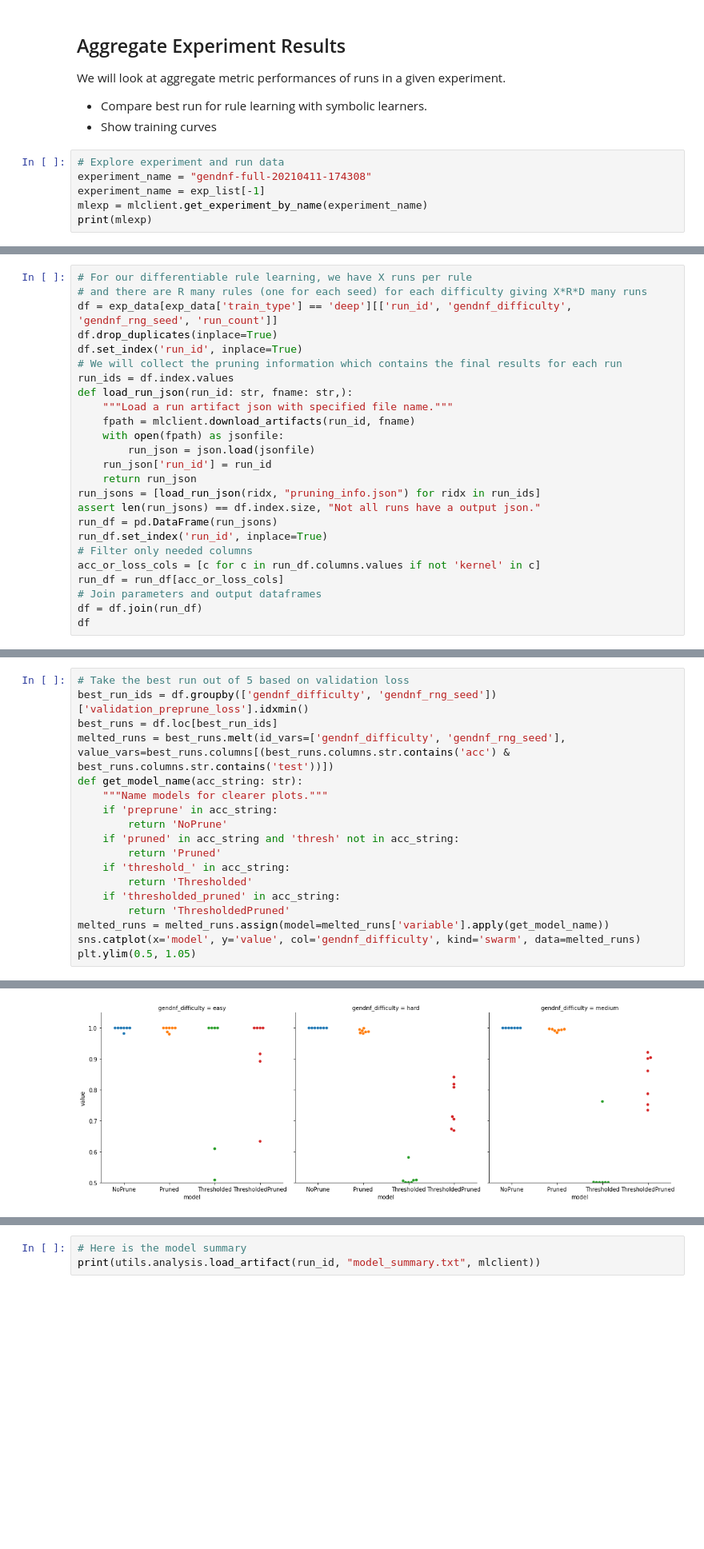
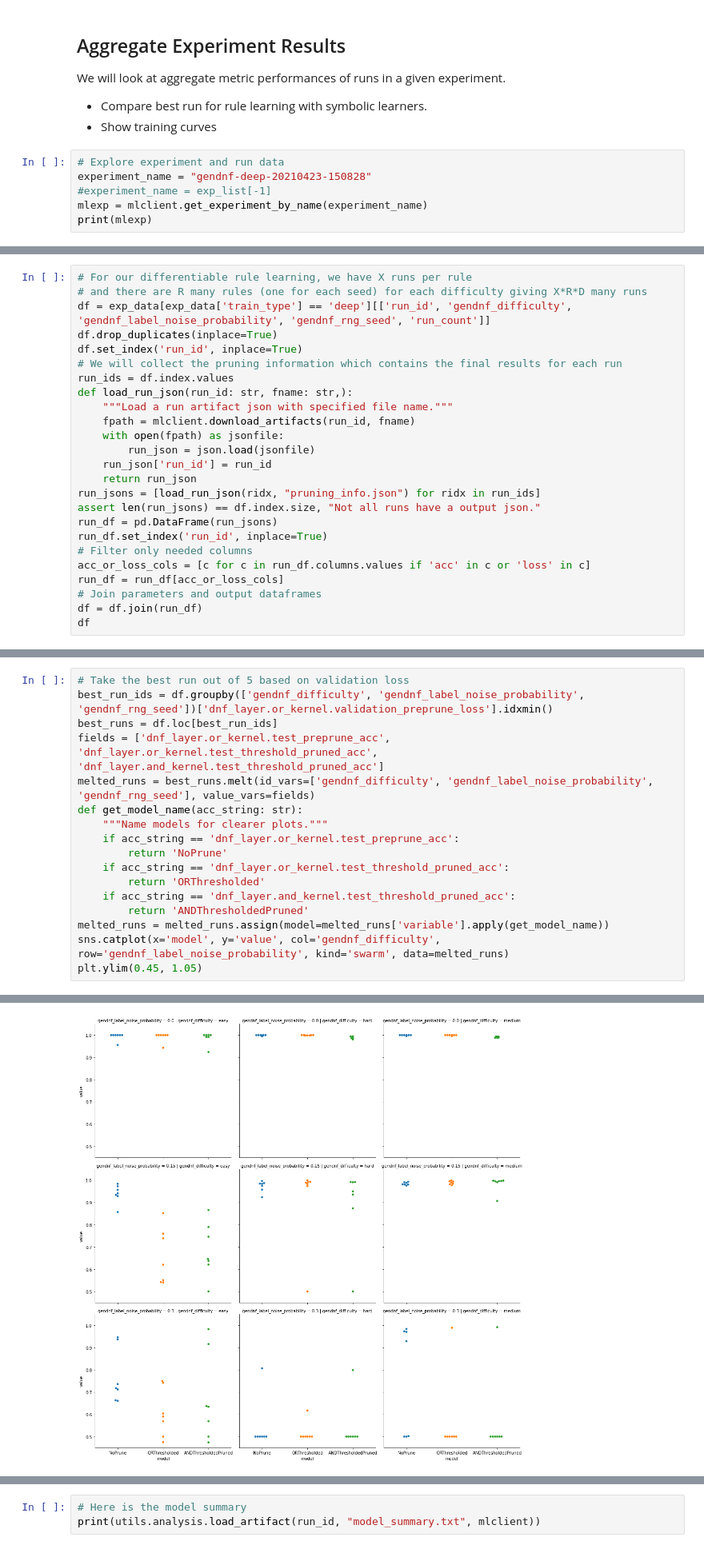
Before and after one commit to nuric/pix2rule, a Jupyter notebook: analyse_gendnf.ipynb, the cells around one changed output, grey strips where cells are left out. Shown: that part at 80% size. Cells and saved outputs as stored; diff of their text form; blank space fills up the shorter version.

Commit message:
Draft analysis of gendnf dataset

```diff
--- a/analyse_gendnf.ipynb
+++ b/analyse_gendnf.ipynb
@@ -35,8 +35,8 @@ We will look at aggregate metric performances of runs in a given experiment.
 - Show training curves
 # %%
 # Explore experiment and run data
-experiment_name = "gendnf-full-20210411-174308"
-experiment_name = exp_list[-1]
+experiment_name = "gendnf-deep-20210423-150828"
+#experiment_name = exp_list[-1]
 mlexp = mlclient.get_experiment_by_name(experiment_name)
 print(mlexp)
 # %% [output]
@@ -66,7 +66,7 @@ Index(['epoch', 'train_loss', 'train_acc', 'validation_loss', 'validation_acc',
 # %%
 # For our differentiable rule learning, we have X runs per rule
 # and there are R many rules (one for each seed) for each difficulty giving X*R*D many runs
-df = exp_data[exp_data['train_type'] == 'deep'][['run_id', 'gendnf_difficulty', 'gendnf_rng_seed', 'run_count']]
+df = exp_data[exp_data['train_type'] == 'deep'][['run_id', 'gendnf_difficulty', 'gendnf_label_noise_probability', 'gendnf_rng_seed', 'run_count']]
 df.drop_duplicates(inplace=True)
 df.set_index('run_id', inplace=True)
 # We will collect the pruning information which contains the final results for each run
@@ -83,7 +83,7 @@ assert len(run_jsons) == df.index.size, "Not all runs have a output json."
 run_df = pd.DataFrame(run_jsons)
 run_df.set_index('run_id', inplace=True)
 # Filter only needed columns
-acc_or_loss_cols = [c for c in run_df.columns.values if not 'kernel' in c]
+acc_or_loss_cols = [c for c in run_df.columns.values if 'acc' in c or 'loss' in c]
 run_df = run_df[acc_or_loss_cols]
 # Join parameters and output dataframes
 df = df.join(run_df)
@@ -130,19 +148,18 @@ df.groupby(['gendnf_difficulty', 'gendnf_rng_seed'])['test_preprune_acc'].descri
 # %%
 # Take the best run out of 5 based on validation loss
-best_run_ids = df.groupby(['gendnf_difficulty', 'gendnf_rng_seed'])['validation_preprune_loss'].idxmin()
+best_run_ids = df.groupby(['gendnf_difficulty', 'gendnf_label_noise_probability', 'gendnf_rng_seed'])['dnf_layer.or_kernel.validation_preprune_loss'].idxmin()
 best_runs = df.loc[best_run_ids]
-melted_runs = best_runs.melt(id_vars=['gendnf_difficulty', 'gendnf_rng_seed'], value_vars=best_runs.columns[(best_runs.columns.str.contains('acc') & best_runs.columns.str.contains('test'))])
+fields = ['dnf_layer.or_kernel.test_preprune_acc', 'dnf_layer.or_kernel.test_threshold_pruned_acc', 'dnf_layer.and_kernel.test_threshold_pruned_acc']
+melted_runs = best_runs.melt(id_vars=['gendnf_difficulty', 'gendnf_label_noise_probability', 'gendnf_rng_seed'], value_vars=fields)
 def get_model_name(acc_string: str):
     """Name models for clearer plots."""
-    if 'preprune' in acc_string:
+    if acc_string == 'dnf_layer.or_kernel.test_preprune_acc':
         return 'NoPrune'
-    if 'pruned' in acc_string and 'thresh' not in acc_string:
-        return 'Pruned'
-    if 'threshold_' in acc_string:
-        return 'Thresholded'
-    if 'thresholded_pruned' in acc_string:
-        return 'ThresholdedPruned'
+    if acc_string == 'dnf_layer.or_kernel.test_threshold_pruned_acc':
+        return 'ORThresholded'
+    if acc_string == 'dnf_layer.and_kernel.test_threshold_pruned_acc':
+        return 'ANDThresholdedPruned'
 melted_runs = melted_runs.assign(model=melted_runs['variable'].apply(get_model_name))
-sns.catplot(x='model', y='value', col='gendnf_difficulty', kind='swarm', data=melted_runs)
-plt.ylim(0.5, 1.05)
+sns.catplot(x='model', y='value', col='gendnf_difficulty', row='gendnf_label_noise_probability', kind='swarm', data=melted_runs)
+plt.ylim(0.45, 1.05)
 # %% [output]
@@ -150,4 +167,4 @@ plt.ylim(0.5, 1.05)
-[figure, old version]
+[figure, new version]
 # %%
 # Plot trainint and test results
 df = exp_data
```
Also changed, not shown: parts of 19 cells of this notebook.
